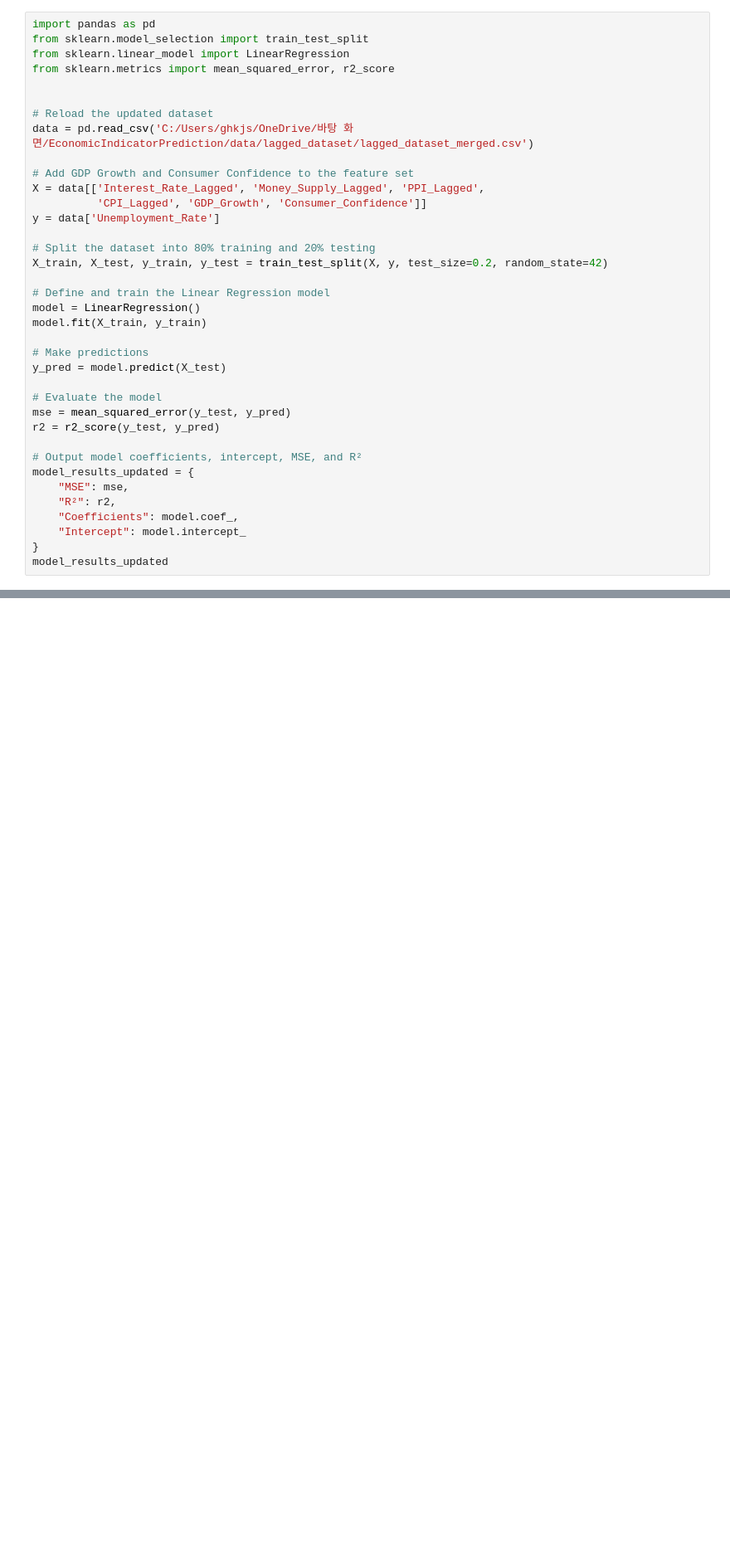
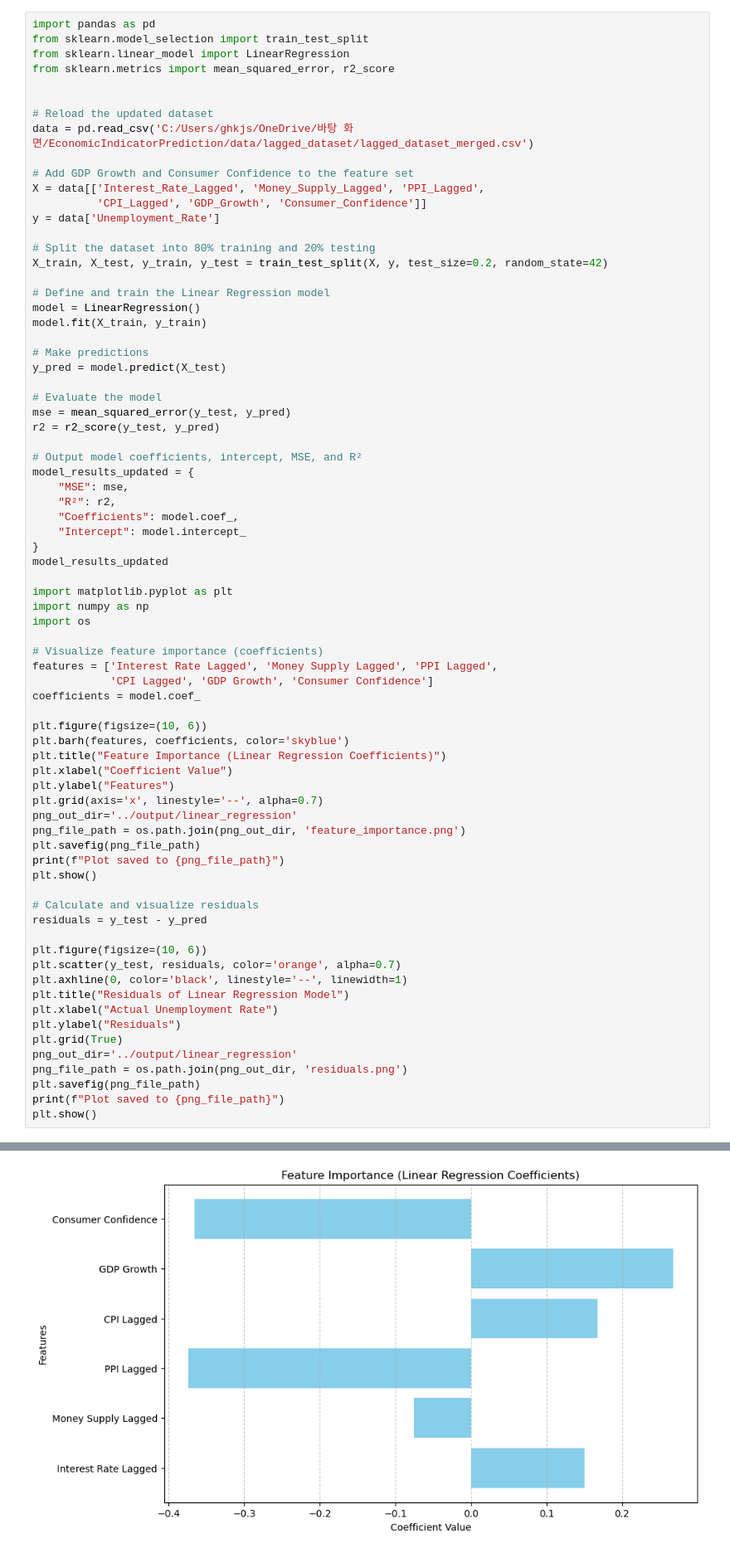
Before and after one commit to kotatkow/EconomicIndicatorPrediction, a Jupyter notebook: notebooks/model_training.ipynb, the cells around one changed output, grey strips where cells are left out. Shown: that part at 83% size. Saved outputs shown, nothing was run; the diff lists cells and outputs as text; blank space fills up the shorter version.

Commit message:
visualize training data

```diff
--- a/notebooks/model_training.ipynb
+++ b/notebooks/model_training.ipynb
@@ -35,4 +35,41 @@ model_results_updated = {
     "Intercept": model.intercept_
 }
 model_results_updated
+
+import matplotlib.pyplot as plt
+import numpy as np
+import os
+
+# Visualize feature importance (coefficients)
+features = ['Interest Rate Lagged', 'Money Supply Lagged', 'PPI Lagged',
+            'CPI Lagged', 'GDP Growth', 'Consumer Confidence']
+coefficients = model.coef_
+
+plt.figure(figsize=(10, 6))
+plt.barh(features, coefficients, color='skyblue')
+plt.title("Feature Importance (Linear Regression Coefficients)")
+plt.xlabel("Coefficient Value")
+plt.ylabel("Features")
+plt.grid(axis='x', linestyle='--', alpha=0.7)
+png_out_dir='../output/linear_regression'
+png_file_path = os.path.join(png_out_dir, 'feature_importance.png')
+plt.savefig(png_file_path)
+print(f"Plot saved to {png_file_path}")
+plt.show()
+
+# Calculate and visualize residuals
+residuals = y_test - y_pred
+
+plt.figure(figsize=(10, 6))
+plt.scatter(y_test, residuals, color='orange', alpha=0.7)
+plt.axhline(0, color='black', linestyle='--', linewidth=1)
+plt.title("Residuals of Linear Regression Model")
+plt.xlabel("Actual Unemployment Rate")
+plt.ylabel("Residuals")
+plt.grid(True)
+png_out_dir='../output/linear_regression'
+png_file_path = os.path.join(png_out_dir, 'residuals.png')
+plt.savefig(png_file_path)
+print(f"Plot saved to {png_file_path}")
+plt.show()
 # %% [output]
@@ -39,0 +77 @@ NameError: name 'train_test_split' is not defined
+[figure, added]
```
Also changed, not shown: parts of 1 cell of this notebook, 3 other files.
